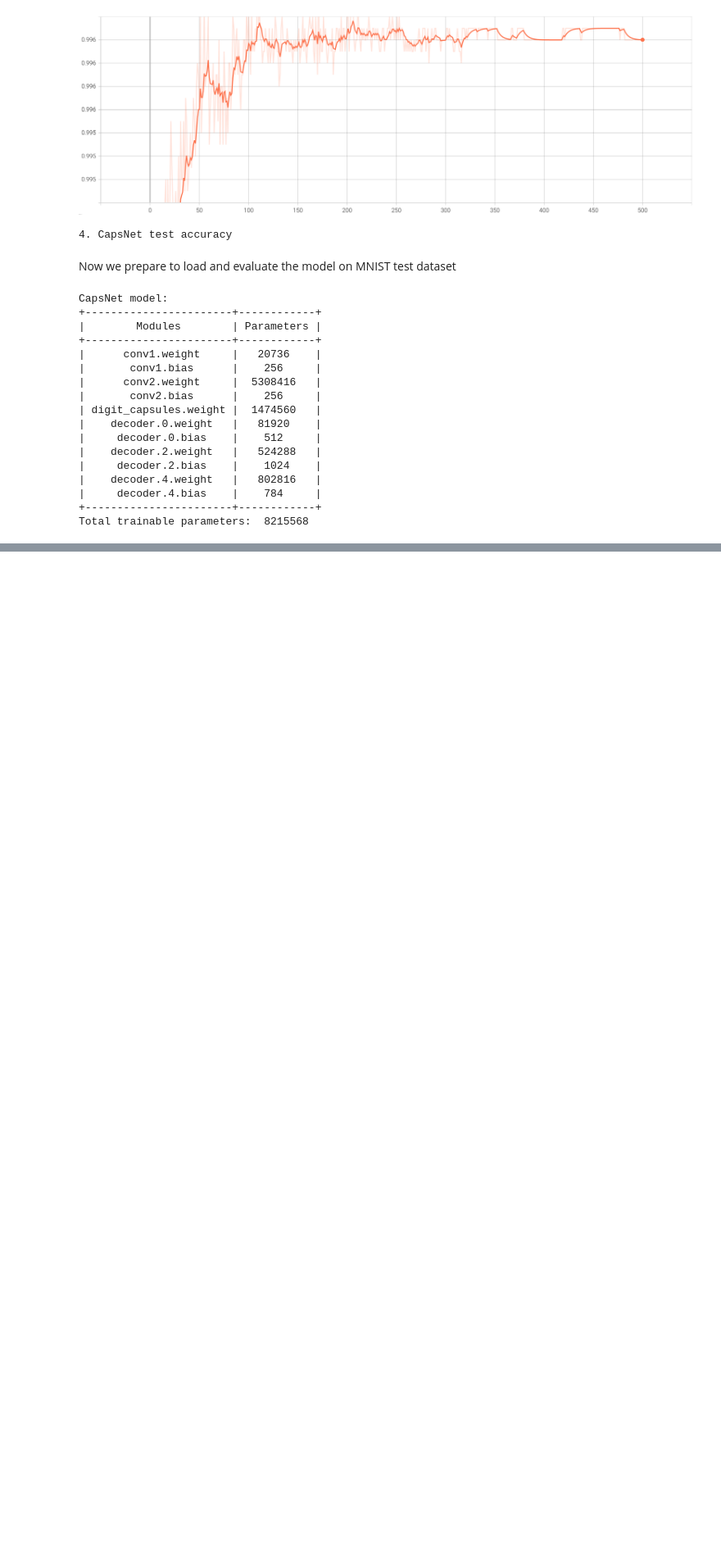
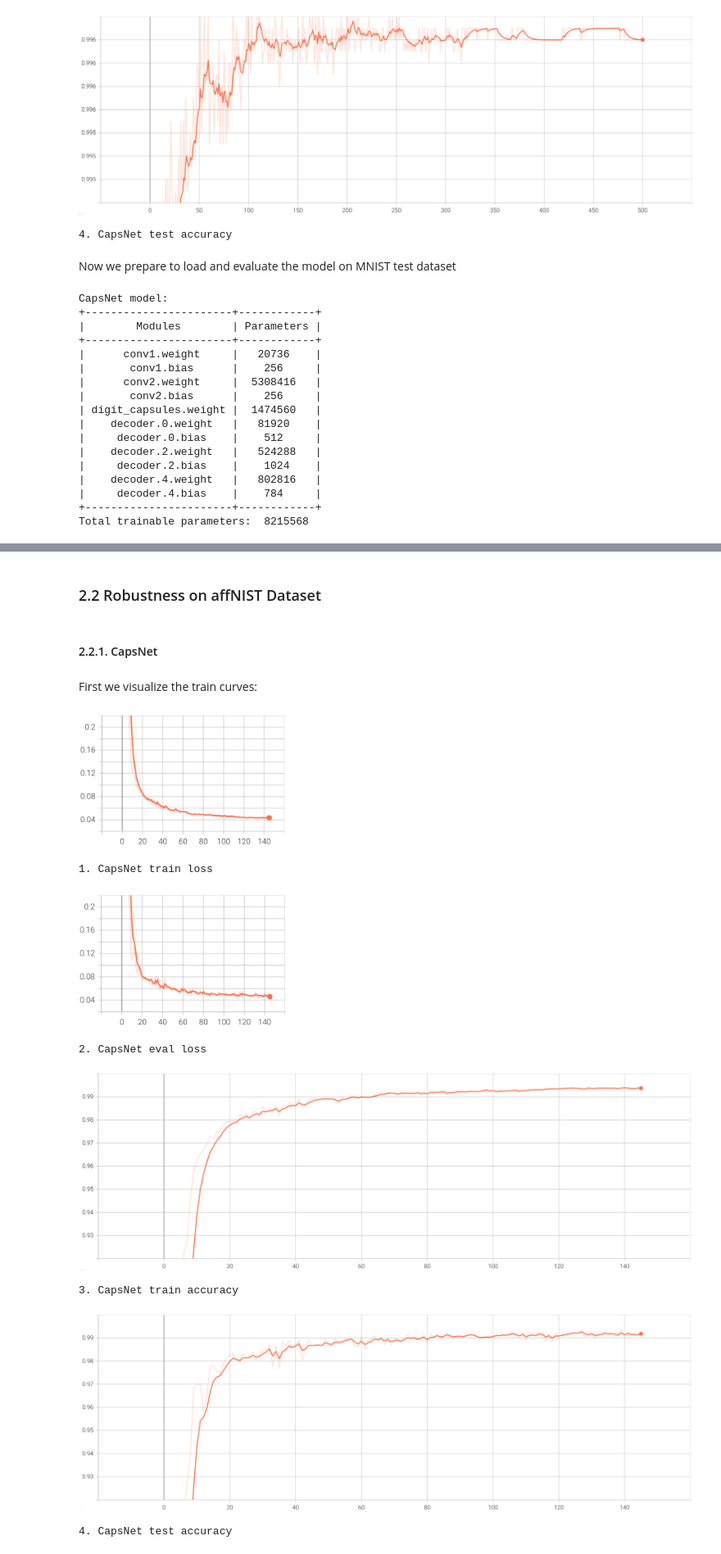
Before and after one commit to SakshamM28/Capsule_Network, a Jupyter notebook: Code/image_demo.ipynb, the cells around one changed output, grey strips where cells are left out. Shown at 82% size. Saved outputs shown, nothing was run; the diff lists cells and outputs as text; code cells hidden in the pictures; blank space fills up the shorter version.

Commit message:
updated affNIST code

```diff
--- a/Code/image_demo.ipynb
+++ b/Code/image_demo.ipynb
@@ -207,0 +336,24 @@ Accuracy :  0.9968
+# %% [markdown]
+### 2.2 Robustness on affNIST Dataset
+# %% [markdown]
+#### 2.2.1. CapsNet
+# %% [markdown]
+First we visualize the train curves:
+# %%
+display(Image('./Data/train_curves/shiftedmnist_train_loss_256.png', height=256, width=256))
+print('1. CapsNet train loss')
+display(Image('./Data/train_curves/shiftedmnist_eval_loss_256.png', height=256, width=256))
+print('2. CapsNet eval loss')
+display(Image('./Data/train_curves/shiftedmnist_train_acc_256.png', height=384, width=768))
+print('3. CapsNet train accuracy')
+display(Image('./Data/train_curves/shiftedmnist_test_acc_256.png', height=384, width=768))
+print('4. CapsNet test accuracy')
+# %% [output]
+[figure, added]
+1. CapsNet train loss
+[figure, added]
+2. CapsNet eval loss
+[figure, added]
+3. CapsNet train accuracy
+[figure, added]
+4. CapsNet test accuracy
```
Also changed, not shown: parts of 18 cells of this notebook, 1 other file.
